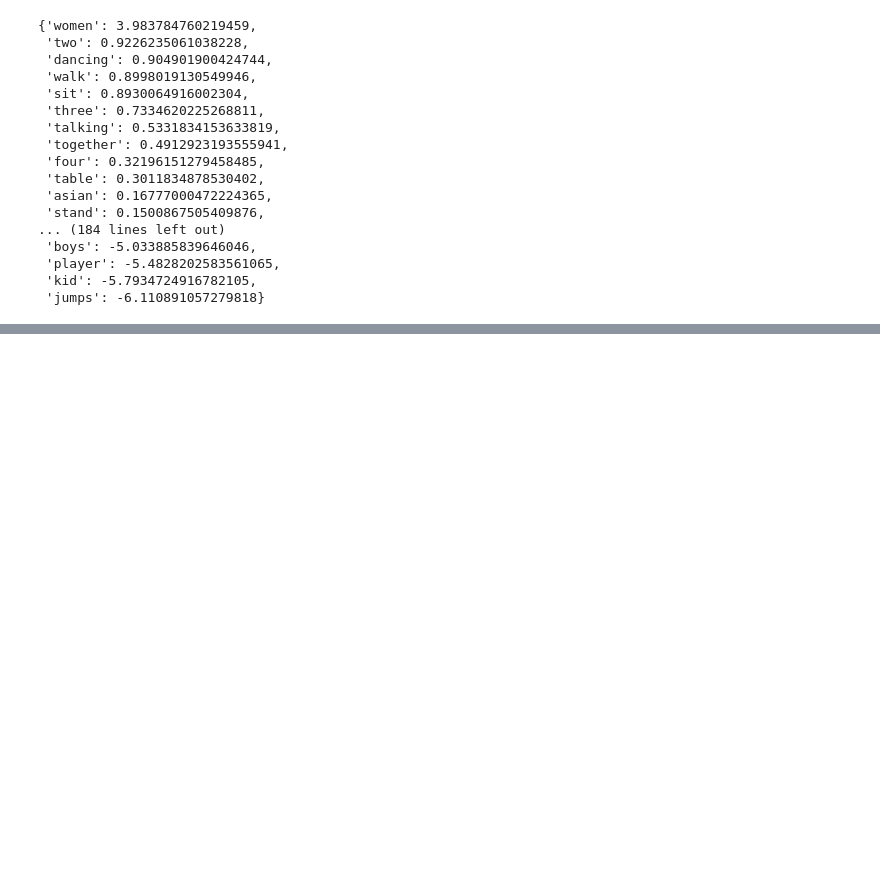
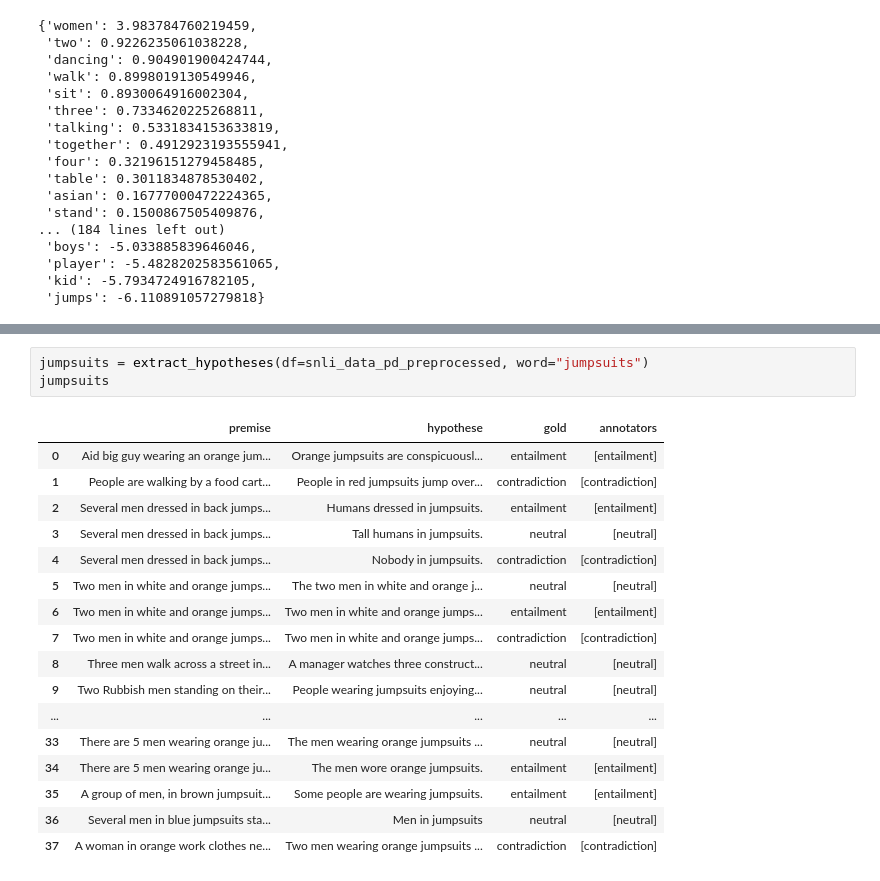
Before and after one commit to dissgod99/Word-Analysis-Association, a Jupyter notebook: pmi.ipynb, the cells around one changed output, grey strips where cells are left out. Cells and saved outputs as stored; diff of their text form; blank space fills up the shorter version.

```diff
--- a/pmi.ipynb
+++ b/pmi.ipynb
@@ -361,0 +471,21 @@ b
+# %%
+jumpsuits = extract_hypotheses(df=snli_data_pd_preprocessed, word="jumpsuits")
+jumpsuits
+# %% [output]
+|  | premise | hypothese | gold | annotators |
+| 0 | Aid big guy wearing an orange jum... | Orange jumpsuits are conspicuousl... | entailment | [entailment] |
+| 1 | People are walking by a food cart... | People in red jumpsuits jump over... | contradiction | [contradiction] |
+| 2 | Several men dressed in back jumps... | Humans dressed in jumpsuits. | entailment | [entailment] |
+| 3 | Several men dressed in back jumps... | Tall humans in jumpsuits. | neutral | [neutral] |
+| 4 | Several men dressed in back jumps... | Nobody in jumpsuits. | contradiction | [contradiction] |
+| 5 | Two men in white and orange jumps... | The two men in white and orange j... | neutral | [neutral] |
+| 6 | Two men in white and orange jumps... | Two men in white and orange jumps... | entailment | [entailment] |
+| 7 | Two men in white and orange jumps... | Two men in white and orange jumps... | contradiction | [contradiction] |
+| 8 | Three men walk across a street in... | A manager watches three construct... | neutral | [neutral] |
+| 9 | Two Rubbish men standing on their... | People wearing jumpsuits enjoying... | neutral | [neutral] |
+| ... | ... | ... | ... | ... |
+| 33 | There are 5 men wearing orange ju... | The men wearing orange jumpsuits ... | neutral | [neutral] |
+| 34 | There are 5 men wearing orange ju... | The men wore orange jumpsuits. | entailment | [entailment] |
+| 35 | A group of men, in brown jumpsuit... | Some people are wearing jumpsuits. | entailment | [entailment] |
+| 36 | Several men in blue jumpsuits sta... | Men in jumpsuits | neutral | [neutral] |
+| 37 | A woman in orange work clothes ne... | Two men wearing orange jumpsuits ... | contradiction | [contradiction] |
```
Also changed, not shown: parts of 21 cells of this notebook.
